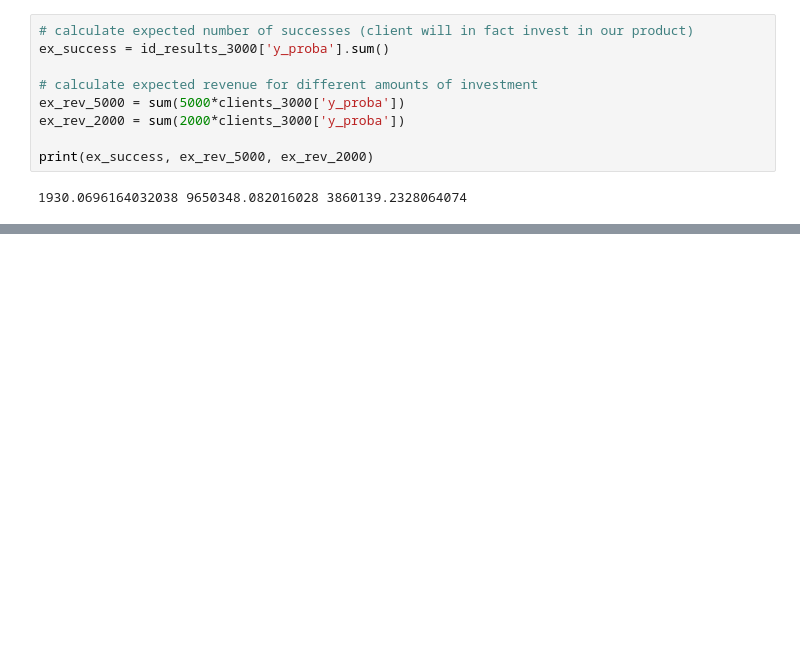
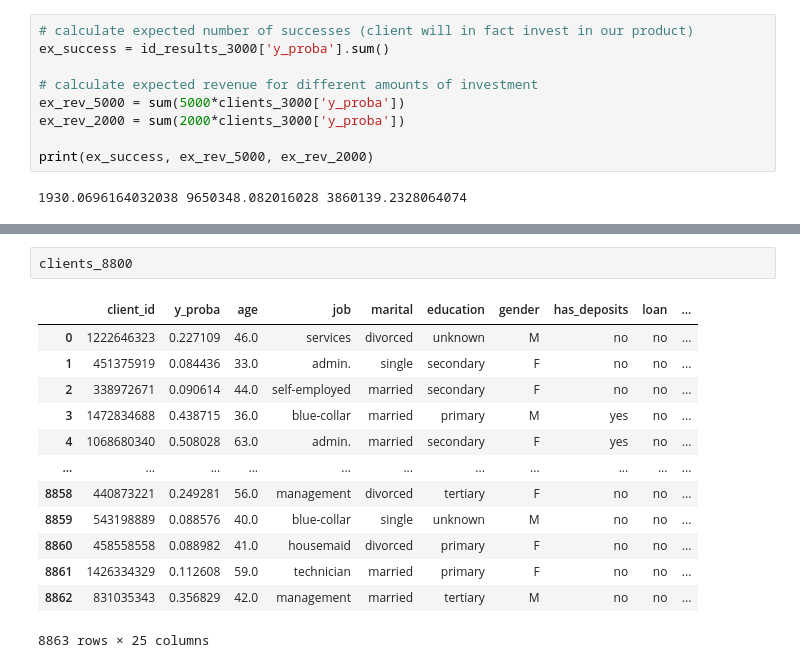
Before and after one commit to danielapinkasova/case_study, a Jupyter notebook: Master_notebook.ipynb, the cells around one changed output, grey strips where cells are left out. Saved outputs shown, nothing was run; the diff lists cells and outputs as text; blank space fills up the shorter version.

```diff
--- a/Master_notebook.ipynb
+++ b/Master_notebook.ipynb
@@ -598,3 +667,19 @@ print(ex_success, ex_rev_5000, ex_rev_2000)
+# %%
+clients_8800
+# %% [output]
+|  | client_id | y_proba | age | job | marital | education | gender | has_deposits | loan | ... |
+| 0 | 1222646323 | 0.227109 | 46.0 | services | divorced | unknown | M | no | no | ... |
+| 1 | 451375919 | 0.084436 | 33.0 | admin. | single | secondary | F | no | no | ... |
+| 2 | 338972671 | 0.090614 | 44.0 | self-employed | married | secondary | F | no | no | ... |
+| 3 | 1472834688 | 0.438715 | 36.0 | blue-collar | married | primary | M | yes | no | ... |
+| 4 | 1068680340 | 0.508028 | 63.0 | admin. | married | secondary | F | yes | no | ... |
+| ... | ... | ... | ... | ... | ... | ... | ... | ... | ... | ... |
+| 8858 | 440873221 | 0.249281 | 56.0 | management | divorced | tertiary | F | no | no | ... |
+| 8859 | 543198889 | 0.088576 | 40.0 | blue-collar | single | unknown | M | no | no | ... |
+| 8860 | 458558558 | 0.088982 | 41.0 | housemaid | divorced | primary | F | no | no | ... |
+| 8861 | 1426334329 | 0.112608 | 59.0 | technician | married | primary | F | no | no | ... |
+| 8862 | 831035343 | 0.356829 | 42.0 | management | married | tertiary | M | no | no | ... |
+8863 rows × 25 columns
 # %%
 # Exporting semi results into csv
 
```
Also changed, not shown: parts of 13 cells of this notebook, 12 other files.
